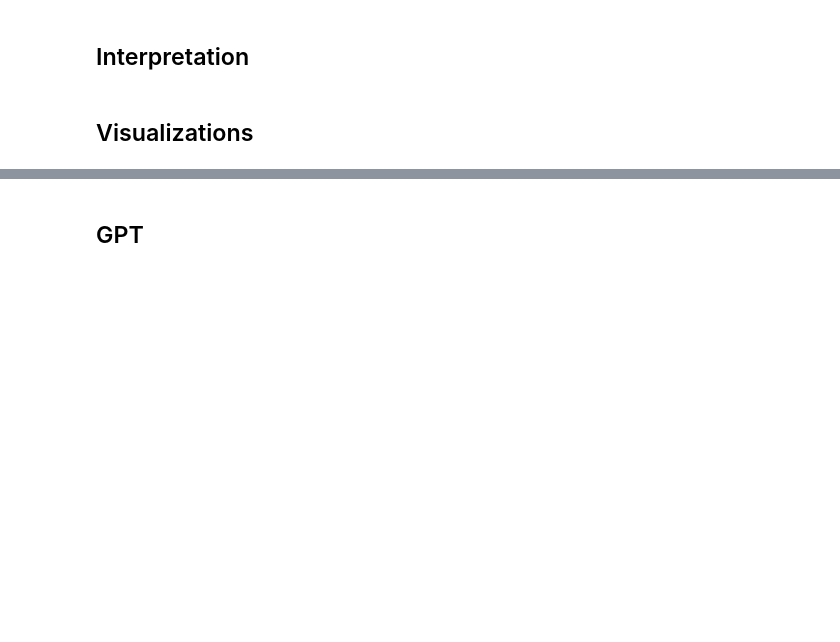
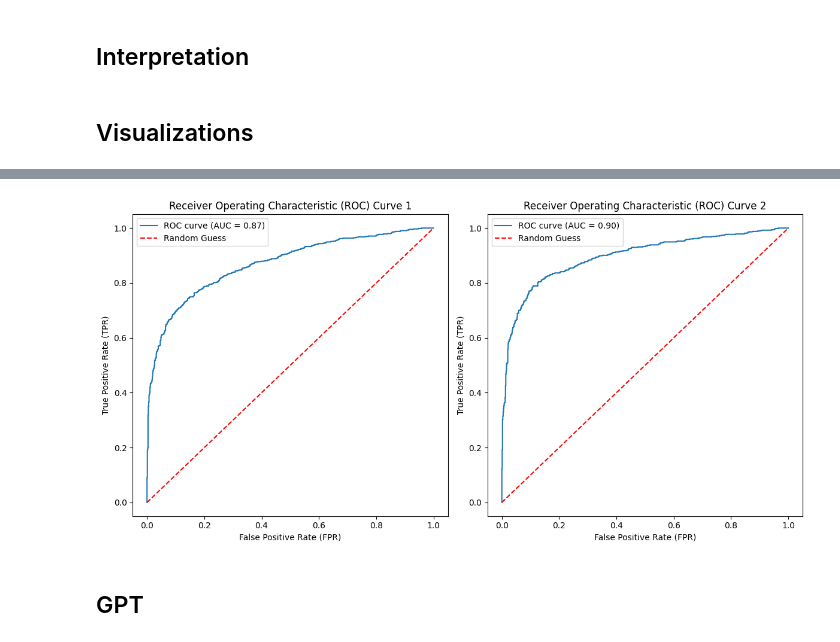
Before and after one commit to SebastianKropp/DisasterDetectionModel, a Jupyter notebook: Transformer.ipynb, the cells around one changed output, grey strips where cells are left out. Drawn from its saved outputs; the diff is of its cells as text; code cells hidden in the pictures; blank space fills up the shorter version.

```diff
--- a/Transformer.ipynb
+++ b/Transformer.ipynb
@@ -525,3 +659,28 @@ plot_confusion_matrix(true_labels, predictions)
+# %%
+def plot_roc_curve(true_labels, predicted_probs, ax):
+    fpr, tpr, thresholds = roc_curve(true_labels, predicted_probs[:, 1])
+    auc = roc_auc_score(true_labels, predicted_probs[:, 1])
+
+    ax.plot(fpr, tpr, label='ROC curve (AUC = {:.2f})'.format(auc))
+    ax.plot([0, 1], [0, 1], linestyle='--', color='r', label='Random Guess')
+    ax.set(xlabel='False Positive Rate (FPR)', ylabel='True Positive Rate (TPR)')
+    ax.legend()
+
+# Create a figure with two subplots for ROC curves
+fig, axs = plt.subplots(1, 2, figsize=(12, 6))
+
+# Plot the first ROC curve
+plot_roc_curve(true_labels1, predicted_probs1, axs[0])
+axs[0].set(title='Receiver Operating Characteristic (ROC) Curve 1')
+
+# Plot the second ROC curve
+plot_roc_curve(true_labels2, predicted_probs2, axs[1])
+axs[1].set(title='Receiver Operating Characteristic (ROC) Curve 2')
+
+plt.tight_layout()
+plt.show()
+# %% [output]
+[figure, added]
 # %%
 def plot_roc_curve(true_labels, predicted_probs):
     fpr, tpr, thresholds = roc_curve(true_labels, predicted_probs[:, 1])
```
Also changed, not shown: parts of 27 cells of this notebook.
